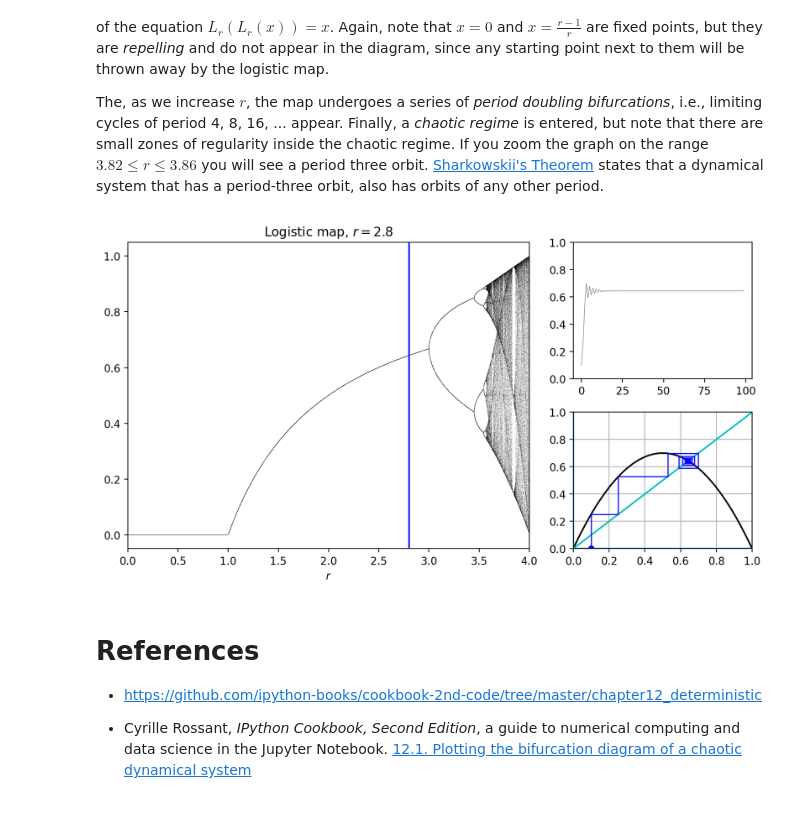
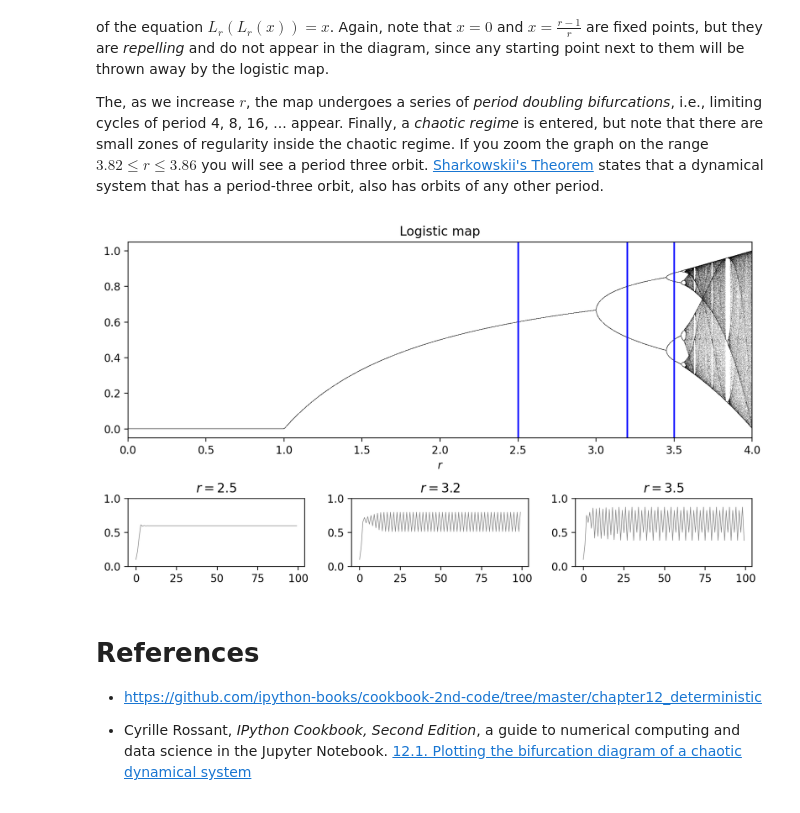
Before and after one commit to mmarzolla/chaos-fractals-phd-course, a Jupyter notebook: Dynamics-simple-maps.ipynb, the cells around one changed output. Saved outputs shown, nothing was run; the diff lists cells and outputs as text; code cells hidden in the pictures.

```diff
--- a/Dynamics-simple-maps.ipynb
+++ b/Dynamics-simple-maps.ipynb
@@ -440,39 +440,52 @@ The, as we increase $r$, the map undergoes a series of _period doubling bifurcat
 # %%
 # Prepare the plot layout
 fig = plt.figure(figsize=(9, 5), layout="constrained")
-spec = fig.add_gridspec(2, 3)
-bifurcation_ax = fig.add_subplot(spec[:, 0:2])
-iterations_ax = fig.add_subplot(spec[0,2])
-cobweb_ax = fig.add_subplot(spec[1,2])
+spec = fig.add_gridspec(3, 3)
+bifurcation_ax = fig.add_subplot(spec[0:2,:])
+iterations1_ax = fig.add_subplot(spec[2,0])
+iterations2_ax = fig.add_subplot(spec[2,1])
+iterations3_ax = fig.add_subplot(spec[2,2])
+
+x0 = 0.1
+rvalues = [2.5, 3.2, 3.5];
 
 # Plot the bifurcation diagram
 plt.sca(bifurcation_ax)
 rs = np.linspace(bounds[0], bounds[1], 10000)
 for r in rs:
     values = list(it.islice(iterate(Lr(r), x0), skip, skip+keep))
     plt.plot(np.repeat(r, len(values)), values, ',k', alpha=.25)
-plt.axvline(x=r0, color='b')
+plt.axvline(x=rvalues[0], color='b')
+plt.axvline(x=rvalues[1], color='b')
+plt.axvline(x=rvalues[2], color='b')
 plt.xlabel("$r$")
 plt.xlim(bounds)
-plt.title(f"Logistic map, $r={r0:.1f}$")
+plt.title(f"Logistic map")
 
-# Plot the orbit
-plt.sca(iterations_ax)
-logistic_sequence = list(it.islice(iterate(Lr(r0), x0), 100))
+# Plot the orbits
+plt.sca(iterations1_ax)
+logistic_sequence = list(it.islice(iterate(Lr(rvalues[0]), x0), 100))
 plt.plot(logistic_sequence, '-k', lw=0.5, alpha=0.5)
-# To better visualize the orbit, replace the two lines above with
-#logistic_sequence = list(it.islice(logistic_gen(r0, x0), 5000))
-#plt.plot(logistic_sequence, '.k', ms=0.2, alpha=0.5)
+plt.title(f"$r={rvalues[0]:.1f}$")
 plt.ylim(0,1)
 
-# Cobweb plot
-plt.sca(cobweb_ax)
-cobweb(Lr(r0), x0=x0, n=30)
+plt.sca(iterations2_ax)
+logistic_sequence = list(it.islice(iterate(Lr(rvalues[1]), x0), 100))
+plt.plot(logistic_sequence, '-k', lw=0.5, alpha=0.5)
+plt.title(f"$r={rvalues[1]:.1f}$")
+plt.ylim(0,1)
+
+plt.sca(iterations3_ax)
+logistic_sequence = list(it.islice(iterate(Lr(rvalues[2]), x0), 100))
+plt.plot(logistic_sequence, '-k', lw=0.5, alpha=0.5)
+plt.title(f"$r={rvalues[2]:.1f}$")
+plt.ylim(0,1)
 
 plt.tight_layout()
+plt.savefig('fig-tree-r.png', bbox_inches='tight', pad_inches=0)
 plt.show()
 # %% [output]
-[figure, old version]
+[figure, new version]
 # %% [markdown]
 # References
 
```
Also changed, not shown: 3 other files.
